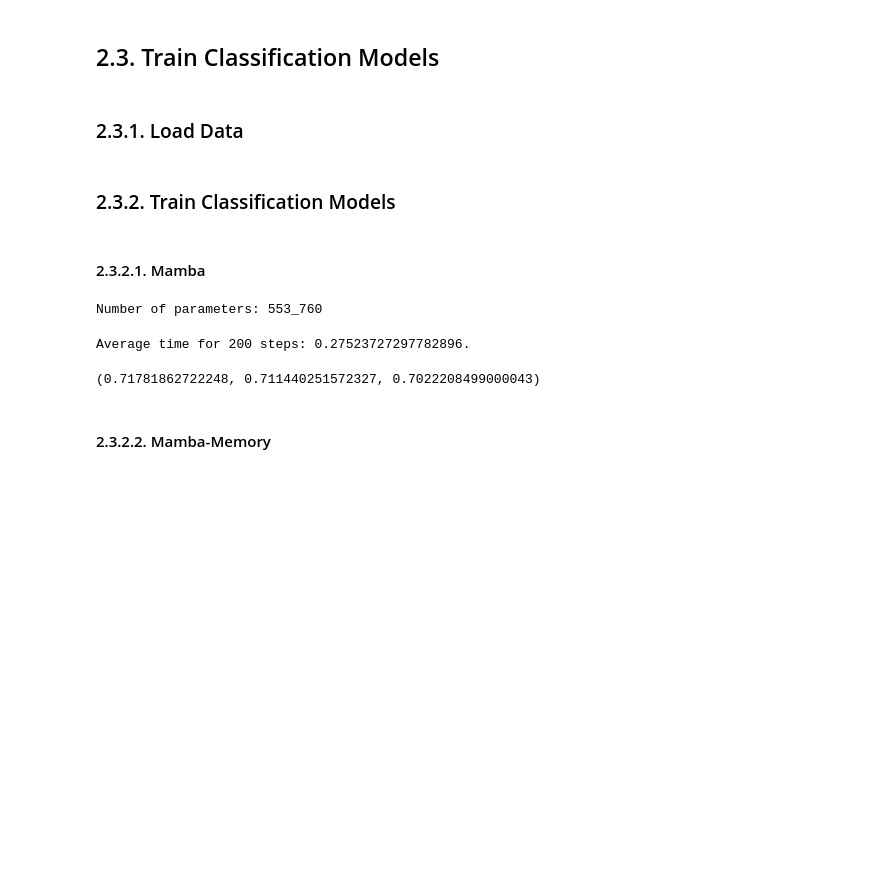
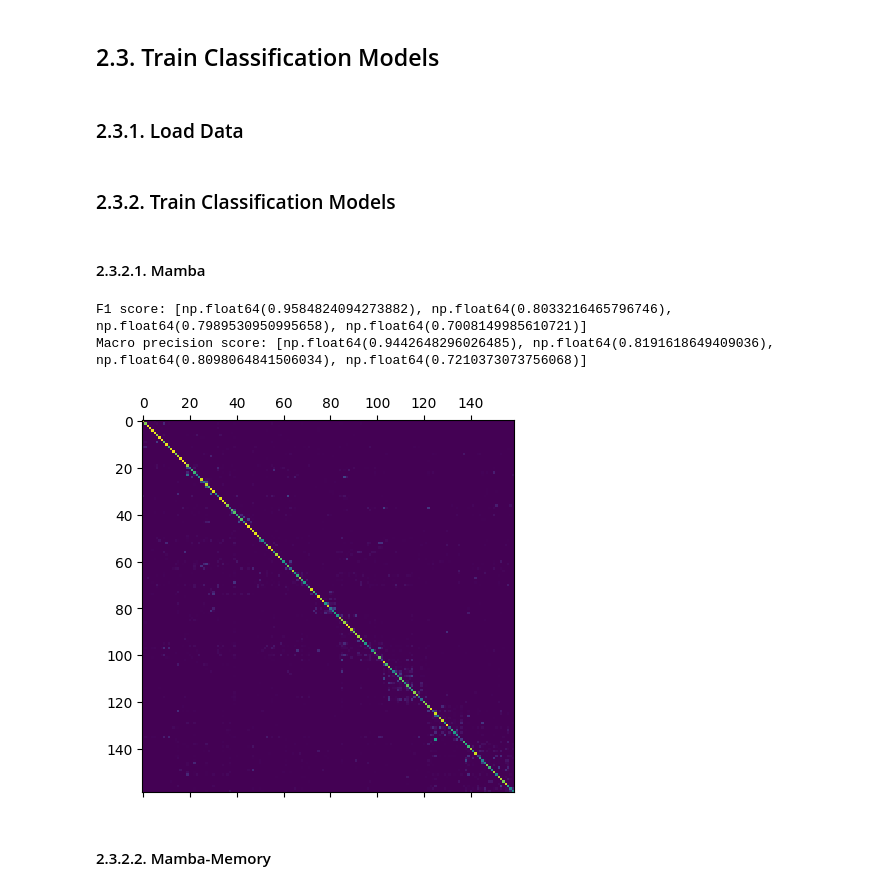
Before and after one commit to Vincent-Therrien/stelaro, a Jupyter notebook: demonstrations/classification.ipynb, the cells around one changed output. Cells and saved outputs as stored; diff of their text form; code cells hidden in the pictures; blank space fills up the shorter version.

Commit message:
Long sequence tests

```diff
--- a/demonstrations/classification.ipynb
+++ b/demonstrations/classification.ipynb
@@ -974,7 +974,7 @@ models.benchmark_classifier(classifier, test_data, "cuda", mapping, 300)
 # %% [markdown]
 #### 1.3.2.5. Pretrainined Mamba-Memory
 # %%
-directory = f"{BERTAX_MODELS}mamba_global_pretrained/"
+directory = f"{BERTAX_MODELS}mamba_memory_experimental/"
 mkdir(directory)
 from torch import save, load
 from stelaro.models import ssm
@@ -1095,7 +1095,7 @@ Training loss: 499.45543. Validation loss: 498.99619. Patience: 200
 # %% [markdown]
 #### 1.3.2.8. Mamba-CNN
 # %%
-directory = f"{BERTAX_MODELS}phylum_mamba_cnn/"
+directory = f"{BERTAX_MODELS}phylum_mamba_cnn_large/"
 mkdir(directory)
 from torch import save, load
 from stelaro.models import ssm
@@ -1108,7 +1108,7 @@ classifier = models.Classifier(
         N=None,
         num_classes=len(mapping),
         d_model=128,
-        n_layers=4,
+        n_layers=8,
         d_state=16,
         d_conv=4,
         expand=2
@@ -1116,7 +1116,7 @@ classifier = models.Classifier(
     format.to_channels,
     True
 )
-classifier.model.load_state_dict(load(f"{directory}weights_2_epoch.pt2"))
-train_classifier(classifier, directory, (3, ), train_data, validation_data)
+classifier.model.load_state_dict(load(f"{directory}weights_4_epoch.pt2"))
+train_classifier(classifier, directory, (5, ), train_data, validation_data)
 models.benchmark_classifier(classifier, test_data, "cuda", mapping, 300, exclude_other=True)
 # %% [output]
@@ -1332,7 +1381,7 @@ classifier = models.Classifier(
     format.to_channels,
     True
 )
-# classifier.model.load_state_dict(load(f"{directory}weights_6_epoch.pt2"))
-train_classifier(classifier, directory, (1, 2, ), train_data, validation_data)
+classifier.model.load_state_dict(load(f"{directory}weights_3_epoch.pt2"))
+train_classifier(classifier, directory, (4, ), train_data, validation_data)
 models.benchmark_classifier(classifier, test_data, "cuda", mapping, 300)
 # %% [output]
@@ -1512,8 +1558,8 @@ classifier = models.Classifier(
     True
 )
 # test_speed(classifier, 200)
-classifier.model.load_state_dict(load(f"{directory}weights_2_epoch.pt2"))
-train_classifier(classifier, directory, (3, ), train_data, validation_data)
+classifier.model.load_state_dict(load(f"{directory}weights_3_epoch.pt2"))
+train_classifier(classifier, directory, (4, ), train_data, validation_data)
 models.benchmark_classifier(classifier, test_data, "cuda", mapping, 300)
 # %% [output]
 Number of parameters: 1_033_005
@@ -1975,35 +2021,36 @@ train_data, validation_data, test_data, mapping = get_data()
 # %%
 directory = f"{LONG_TRAINED_MODELS}mamba/"
 mkdir(directory)
 from torch import load
 from stelaro.models import ssm
 
 classifier = models.Classifier(
     READ_LENGTH // 4,
     mapping,
     "cuda",
     ssm.MambaSequenceClassifier(
         N=None,
         num_classes=len(mapping),
         vocab_size=256,
         d_model=128,
         n_layers=4,
         d_state=16,
         d_conv=4,
         expand=2
     ),
     format.to_tetramers,
     True
 )
 classifier.model.load_state_dict(load(f"{directory}weights_4_epoch.pt2"))
 # train_classifier(classifier, directory, (4, ), train_data, validation_data)
 # models.benchmark_classifier(classifier, test_data, "cuda", mapping, 300)
-test_speed(classifier, 200)
-print(models.p_r_f1(classifier, test_data, "cuda"))
+# st_speed(classifier, 200)
+# print(models.p_r_f1(classifier, test_data, "cuda"))
+models.benchmark_classifier(classifier, test_data, "cuda", mapping, 400)
 # %% [output]
-Number of parameters: 553_760
+F1 score: [np.float64(0.9584824094273882), np.float64(0.8033216465796746), np.float64(0.7989530950995658), np.float64(0.7008149985610721)]
+Macro precision score: [np.float64(0.9442648296026485), np.float64(0.8191618649409036), np.float64(0.8098064841506034), np.float64(0.7210373073756068)]
-Average time for 200 steps: 0.27523727297782896.
-(0.71781862722248, 0.711440251572327, 0.7022208499000043)
+[figure, added]
 # %% [markdown]
 #### 2.3.2.2. Mamba-Memory
 # %%
```
Also changed, not shown: parts of 12 cells of this notebook, 1 other file.
